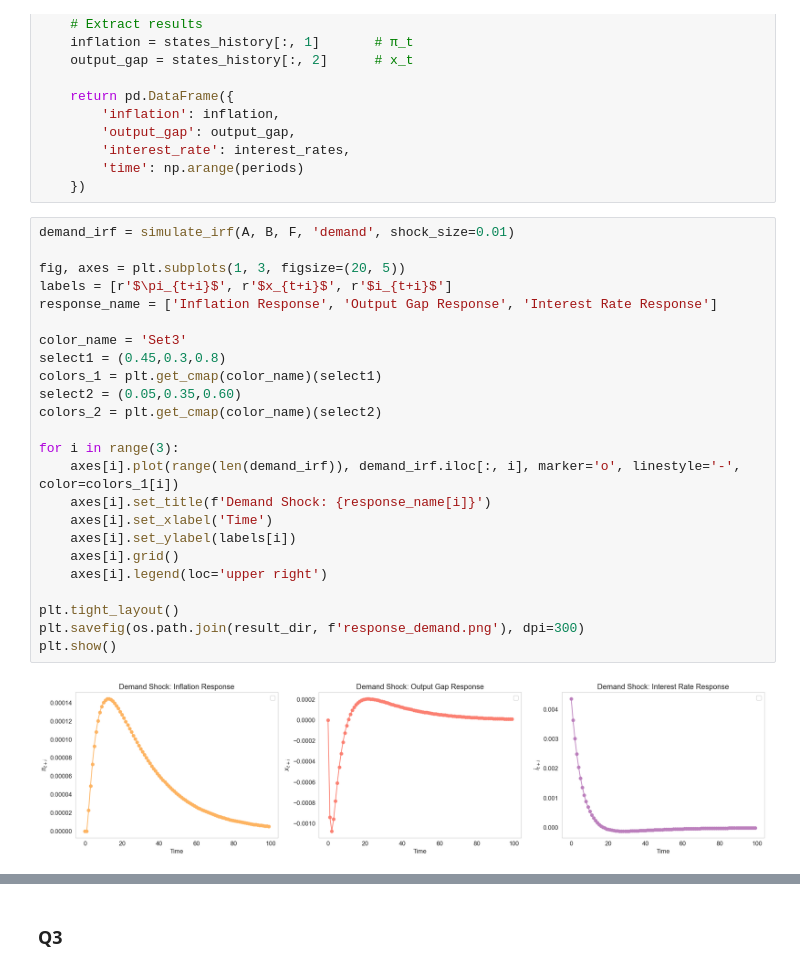
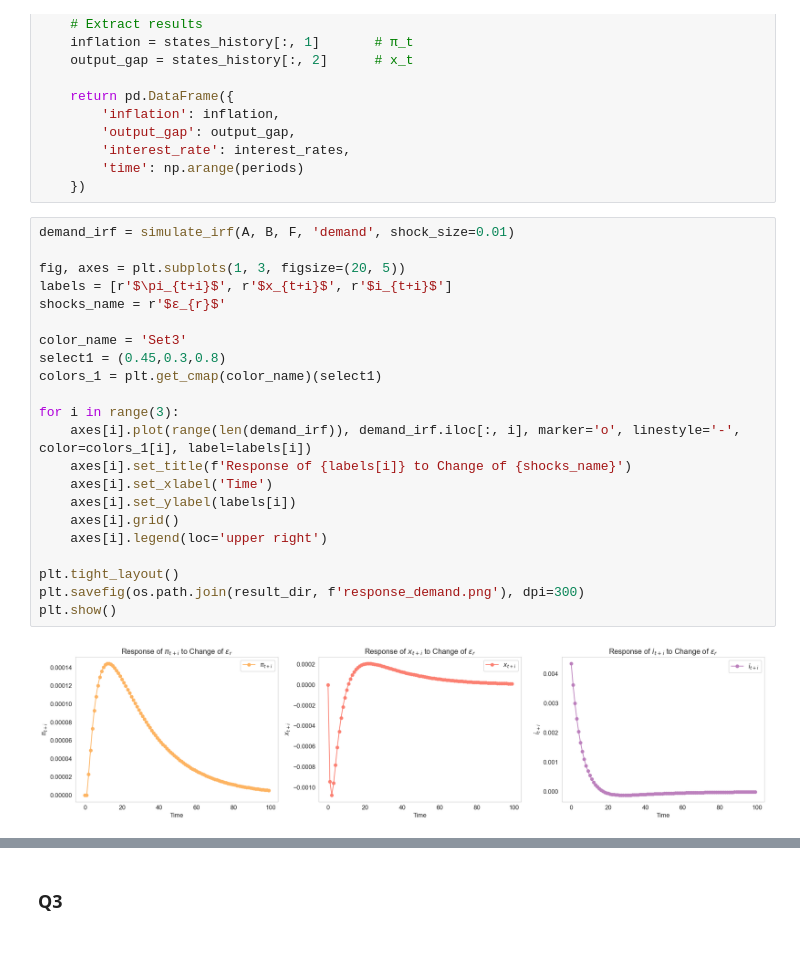
Before and after one commit to yifandill/Monetary_Policy_Model, a Jupyter notebook: src/OptMonPolicy-model .ipynb, the cells around one changed output, grey strips where cells are left out. Saved outputs shown, nothing was run; the diff lists cells and outputs as text.

Commit message:
revise plot

```diff
--- a/src/OptMonPolicy-model .ipynb
+++ b/src/OptMonPolicy-model .ipynb
@@ -117,29 +117,27 @@ def simulate_irf(A, B, F, shock_type, shock_size=1.0, periods=100):
 # %%
 demand_irf = simulate_irf(A, B, F, 'demand', shock_size=0.01)
 
 fig, axes = plt.subplots(1, 3, figsize=(20, 5))
 labels = [r'$\pi_{t+i}$', r'$x_{t+i}$', r'$i_{t+i}$']
-response_name = ['Inflation Response', 'Output Gap Response', 'Interest Rate Response']
+shocks_name = r'$ε_{r}$'
 
 color_name = 'Set3'
 select1 = (0.45,0.3,0.8)
 colors_1 = plt.get_cmap(color_name)(select1)
-select2 = (0.05,0.35,0.60)
-colors_2 = plt.get_cmap(color_name)(select2)
 
 for i in range(3):
-    axes[i].plot(range(len(demand_irf)), demand_irf.iloc[:, i], marker='o', linestyle='-', color=colors_1[i])
-    axes[i].set_title(f'Demand Shock: {response_name[i]}')
+    axes[i].plot(range(len(demand_irf)), demand_irf.iloc[:, i], marker='o', linestyle='-', color=colors_1[i], label=labels[i])
+    axes[i].set_title(f'Response of {labels[i]} to Change of {shocks_name}')
     axes[i].set_xlabel('Time')
     axes[i].set_ylabel(labels[i])
     axes[i].grid()
     axes[i].legend(loc='upper right')
 
 plt.tight_layout()
 plt.savefig(os.path.join(result_dir, f'response_demand.png'), dpi=300)
 plt.show()
 # %% [output]
-[figure, old version]
+[figure, new version]
 # %%
 cost_push_irf = simulate_irf(A, B, F, 'cost_push', shock_size=0.01)
 
```
Also changed, not shown: parts of 8 cells of this notebook, 7 other files.
